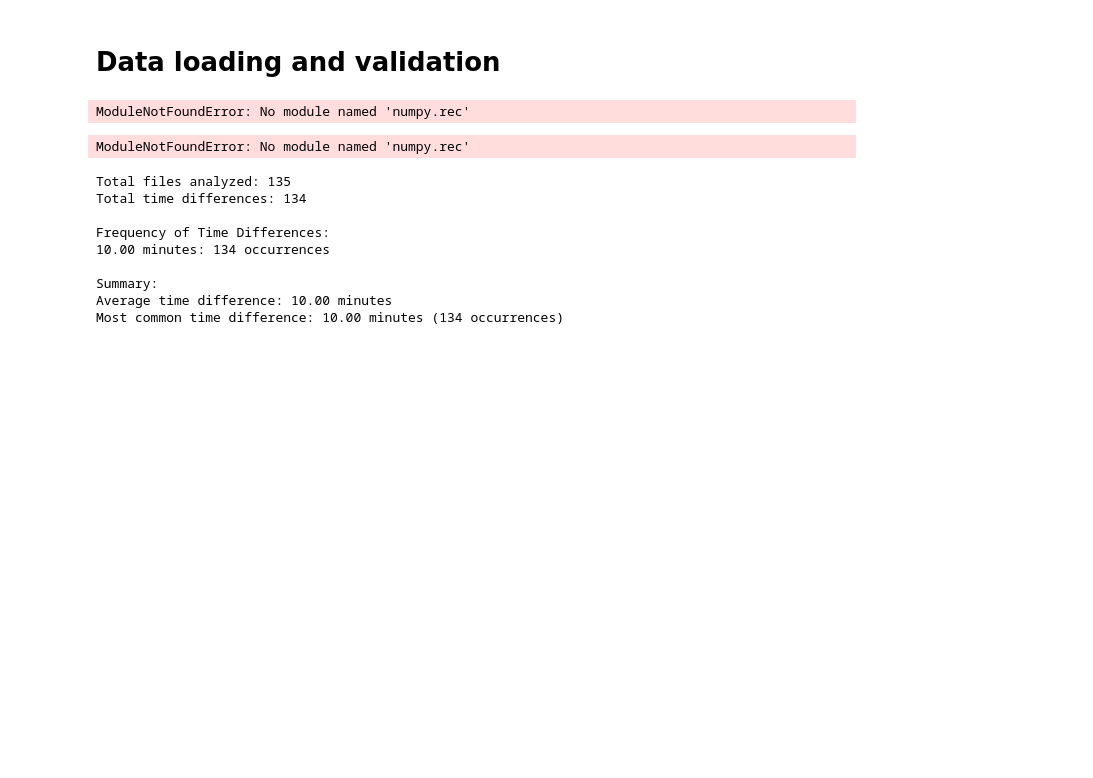
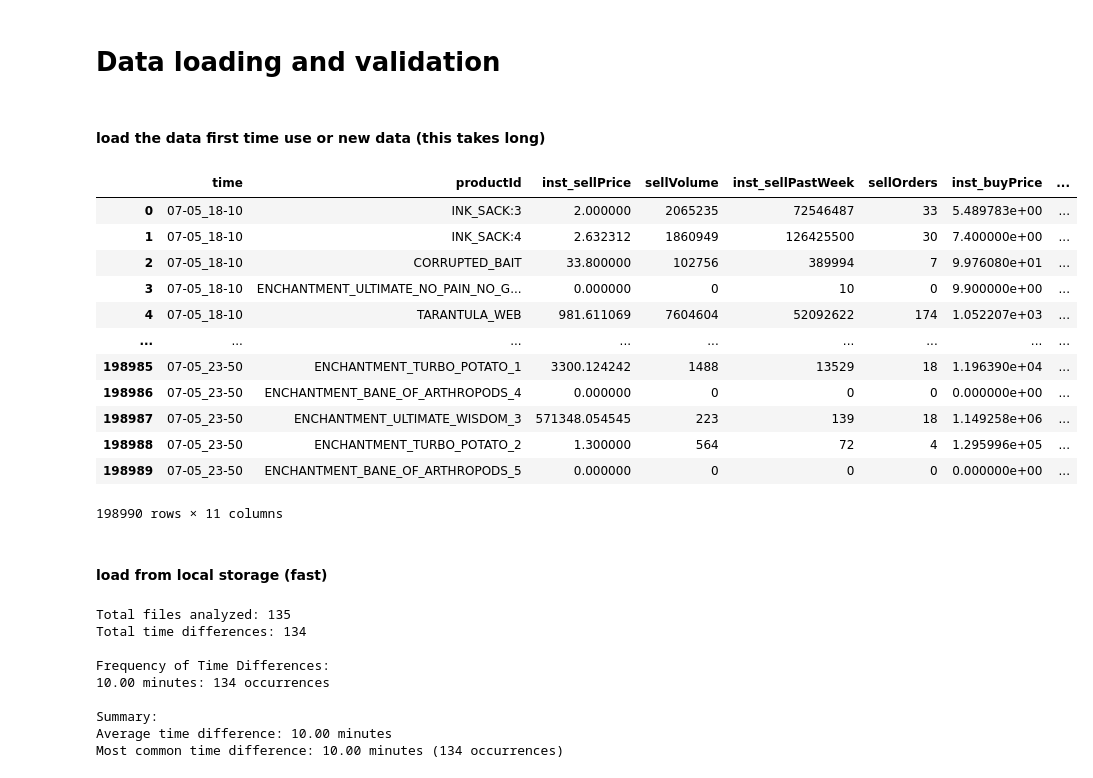
Before and after one commit to hannesmoehring/hypixel_bazaar, a Jupyter notebook: notebook.ipynb, the cells around one changed output. Cells and saved outputs as stored; diff of their text form; code cells hidden in the pictures; blank space fills up the shorter version.

```diff
--- a/notebook.ipynb
+++ b/notebook.ipynb
@@ -25,11 +24,27 @@ Importing plotly failed. Interactive plots will not work.
 # %% [markdown]
 # Data loading and validation
+# %% [markdown]
+#### load the data first time use or new data (this takes long)
 # %%
 raw_data = data_prep.load_all_json(DATA_DIR)
 
 df = data_prep.init_dataframe(raw_data)
 df_copy = df.copy()
+df.to_pickle(os.path.join("misc", "local_pickle", "cached_df.pkl"))
 df
 # %% [output]
+|  | time | productId | inst_sellPrice | sellVolume | inst_sellPastWeek | sellOrders | inst_buyPrice | ... |
+| 0 | 07-05_18-10 | INK_SACK:3 | 2.000000 | 2065235 | 72546487 | 33 | 5.489783e+00 | ... |
+| 1 | 07-05_18-10 | INK_SACK:4 | 2.632312 | 1860949 | 126425500 | 30 | 7.400000e+00 | ... |
+| 2 | 07-05_18-10 | CORRUPTED_BAIT | 33.800000 | 102756 | 389994 | 7 | 9.976080e+01 | ... |
+| 3 | 07-05_18-10 | ENCHANTMENT_ULTIMATE_NO_PAIN_NO_G... | 0.000000 | 0 | 10 | 0 | 9.900000e+00 | ... |
+| 4 | 07-05_18-10 | TARANTULA_WEB | 981.611069 | 7604604 | 52092622 | 174 | 1.052207e+03 | ... |
+| ... | ... | ... | ... | ... | ... | ... | ... | ... |
+| 198985 | 07-05_23-50 | ENCHANTMENT_TURBO_POTATO_1 | 3300.124242 | 1488 | 13529 | 18 | 1.196390e+04 | ... |
+| 198986 | 07-05_23-50 | ENCHANTMENT_BANE_OF_ARTHROPODS_4 | 0.000000 | 0 | 0 | 0 | 0.000000e+00 | ... |
+| 198987 | 07-05_23-50 | ENCHANTMENT_ULTIMATE_WISDOM_3 | 571348.054545 | 223 | 139 | 18 | 1.149258e+06 | ... |
+| 198988 | 07-05_23-50 | ENCHANTMENT_TURBO_POTATO_2 | 1.300000 | 564 | 72 | 4 | 1.295996e+05 | ... |
+| 198989 | 07-05_23-50 | ENCHANTMENT_BANE_OF_ARTHROPODS_5 | 0.000000 | 0 | 0 | 0 | 0.000000e+00 | ... |
-ModuleNotFoundError: No module named 'numpy.rec'
+198990 rows × 11 columns
-ModuleNotFoundError: No module named 'numpy.rec'
+# %% [markdown]
+#### load from local storage (fast)
```
Also changed, not shown: parts of 11 cells of this notebook, 5 other files.
